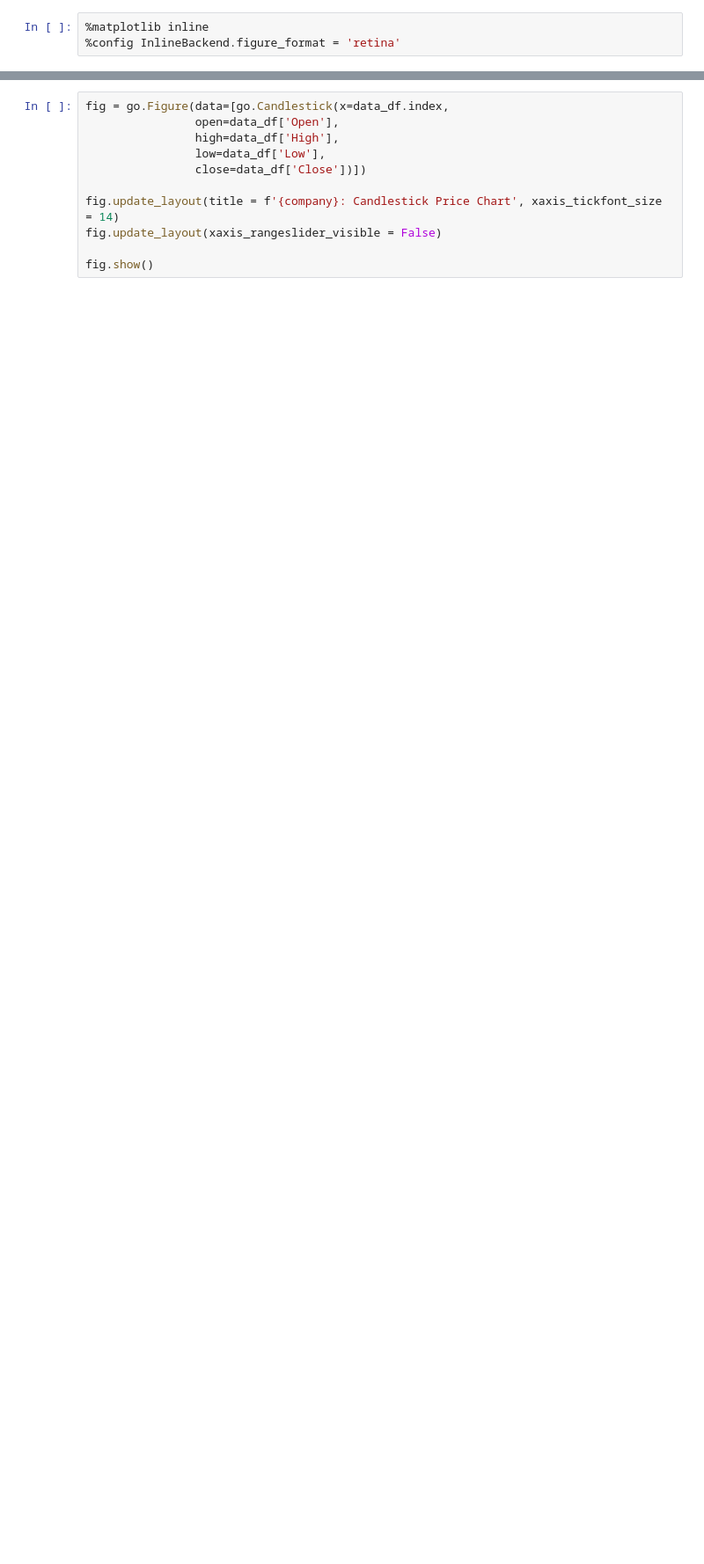
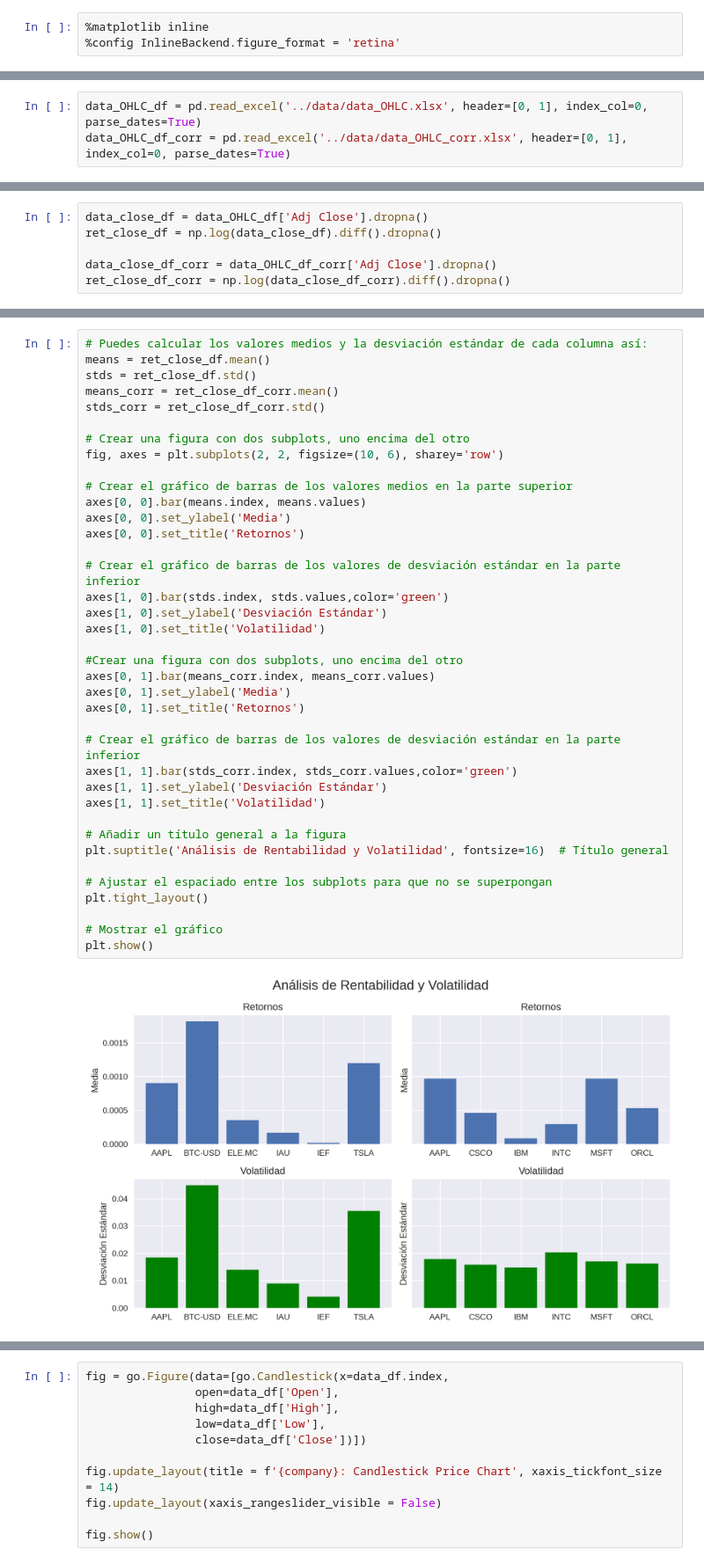
Before and after one commit to alfonso-santos/Python-aplicado-gestion-carteras, a Jupyter notebook: source/analisis-inicial.ipynb, the cells around one changed output, grey strips where cells are left out. Shown at 88% size. Drawn from its saved outputs; the diff is of its cells as text; blank space fills up the shorter version.

```diff
--- a/source/analisis-inicial.ipynb
+++ b/source/analisis-inicial.ipynb
@@ -29,0 +65,3 @@ company = 'AAPL'   # Ticker of company to be analysed
+# %%
+data_OHLC_df = pd.read_excel('../data/data_OHLC.xlsx', header=[0, 1], index_col=0, parse_dates=True)
+data_OHLC_df_corr = pd.read_excel('../data/data_OHLC_corr.xlsx', header=[0, 1], index_col=0, parse_dates=True)
@@ -29,0 +70,6 @@ company = 'AAPL'   # Ticker of company to be analysed
+# %%
+data_close_df = data_OHLC_df['Adj Close'].dropna()
+ret_close_df = np.log(data_close_df).diff().dropna()
+
+data_close_df_corr = data_OHLC_df_corr['Adj Close'].dropna()
+ret_close_df_corr = np.log(data_close_df_corr).diff().dropna()
@@ -29,0 +78,40 @@ company = 'AAPL'   # Ticker of company to be analysed
+# %%
+# Puedes calcular los valores medios y la desviación estándar de cada columna así:
+means = ret_close_df.mean()
+stds = ret_close_df.std()
+means_corr = ret_close_df_corr.mean()
+stds_corr = ret_close_df_corr.std()
+
+# Crear una figura con dos subplots, uno encima del otro
+fig, axes = plt.subplots(2, 2, figsize=(10, 6), sharey='row')
+
+# Crear el gráfico de barras de los valores medios en la parte superior
+axes[0, 0].bar(means.index, means.values)
+axes[0, 0].set_ylabel('Media')
+axes[0, 0].set_title('Retornos')
+
+# Crear el gráfico de barras de los valores de desviación estándar en la parte inferior
+axes[1, 0].bar(stds.index, stds.values,color='green')
+axes[1, 0].set_ylabel('Desviación Estándar')
+axes[1, 0].set_title('Volatilidad')
+
+#Crear una figura con dos subplots, uno encima del otro
+axes[0, 1].bar(means_corr.index, means_corr.values)
+axes[0, 1].set_ylabel('Media')
+axes[0, 1].set_title('Retornos')
+
+# Crear el gráfico de barras de los valores de desviación estándar en la parte inferior
+axes[1, 1].bar(stds_corr.index, stds_corr.values,color='green')
+axes[1, 1].set_ylabel('Desviación Estándar')
+axes[1, 1].set_title('Volatilidad')
+
+# Añadir un título general a la figura
+plt.suptitle('Análisis de Rentabilidad y Volatilidad', fontsize=16)  # Título general
+
+# Ajustar el espaciado entre los subplots para que no se superpongan
+plt.tight_layout()
+
+# Mostrar el gráfico
+plt.show()
+# %% [output]
+[figure, added]
```
Also changed, not shown: parts of 53 cells of this notebook, 5 other files.
